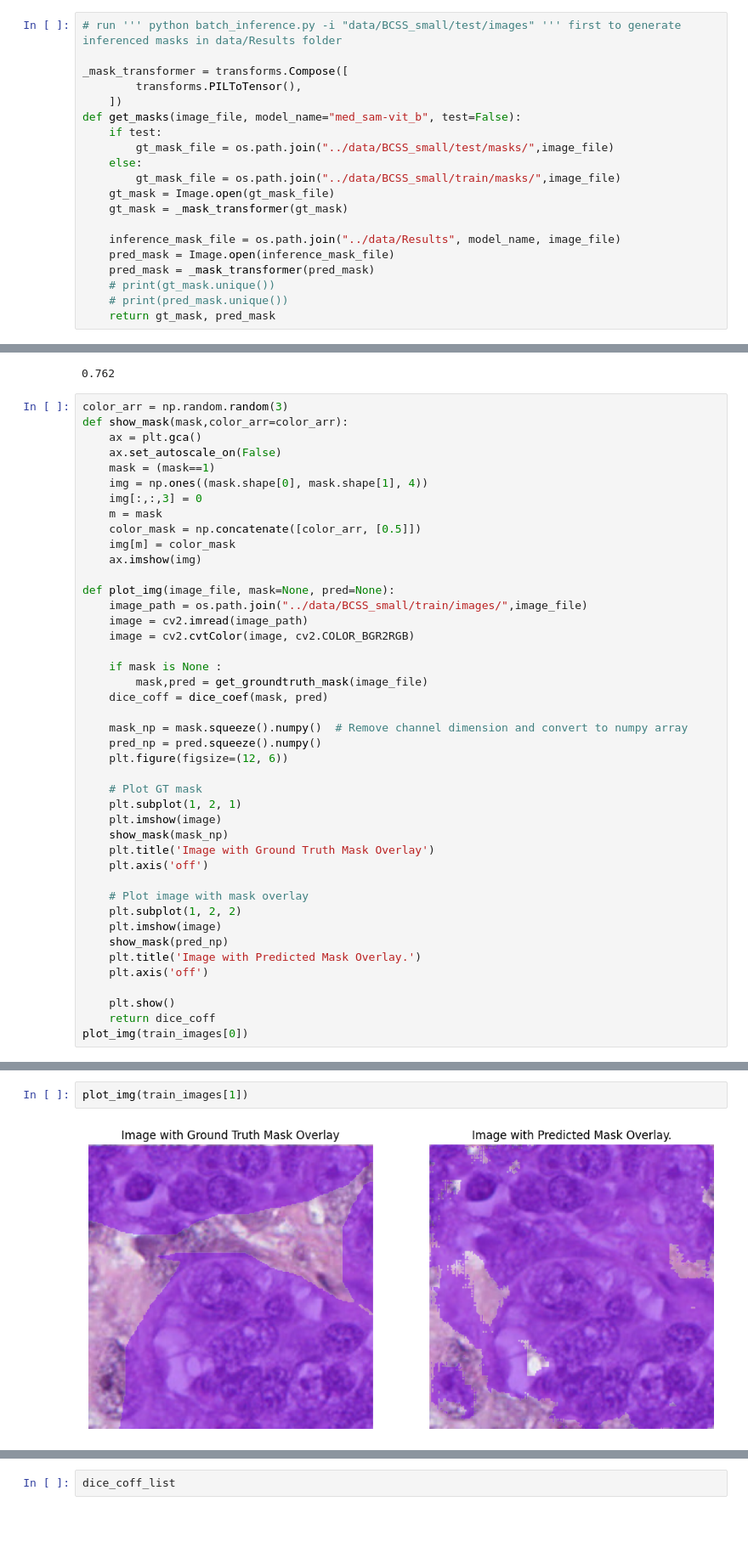
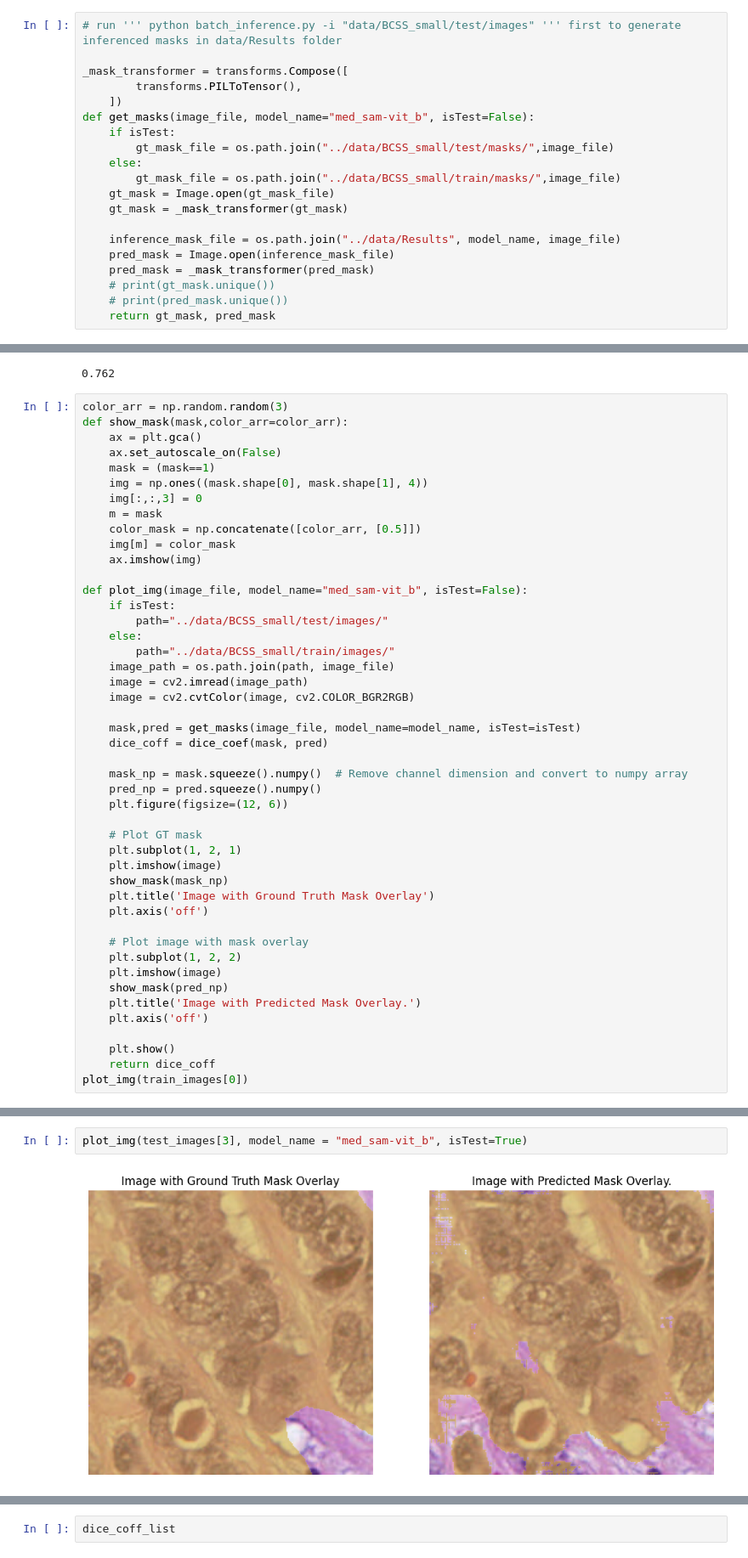
Before and after one commit to PiyushBhadauriya26/Semantic_Segmentation, a Jupyter notebook: Notebooks/Dice_coff.ipynb, the cells around one changed output, grey strips where cells are left out. Shown at 85% size. Cells and saved outputs as stored; diff of their text form; blank space fills up the shorter version.

```diff
--- a/Notebooks/Dice_coff.ipynb
+++ b/Notebooks/Dice_coff.ipynb
@@ -25,8 +25,8 @@ def dice_coef(groundtruth_mask, pred_mask):
 _mask_transformer = transforms.Compose([
         transforms.PILToTensor(),
     ])
-def get_masks(image_file, model_name="med_sam-vit_b", test=False):
-    if test:
+def get_masks(image_file, model_name="med_sam-vit_b", isTest=False):
+    if isTest:
         gt_mask_file = os.path.join("../data/BCSS_small/test/masks/",image_file)
     else:
         gt_mask_file = os.path.join("../data/BCSS_small/train/masks/",image_file)
@@ -80,13 +80,16 @@ def show_mask(mask,color_arr=color_arr):
     img[m] = color_mask
     ax.imshow(img)
 
-def plot_img(image_file, mask=None, pred=None):
-    image_path = os.path.join("../data/BCSS_small/train/images/",image_file)
+def plot_img(image_file, model_name="med_sam-vit_b", isTest=False):
+    if isTest:
+        path="../data/BCSS_small/test/images/"
+    else:
+        path="../data/BCSS_small/train/images/"
+    image_path = os.path.join(path, image_file)
     image = cv2.imread(image_path)
     image = cv2.cvtColor(image, cv2.COLOR_BGR2RGB)
 
-    if mask is None :
-        mask,pred = get_groundtruth_mask(image_file)
+    mask,pred = get_masks(image_file, model_name=model_name, isTest=isTest)
     dice_coff = dice_coef(mask, pred)
 
     mask_np = mask.squeeze().numpy()  # Remove channel dimension and convert to numpy array
@@ -116,4 +124,4 @@ plot_img(train_images[0])
 # %%
-plot_img(train_images[1])
+plot_img(test_images[3], model_name = "med_sam-vit_b", isTest=True)
 # %% [output]
-[figure, old version]
+[figure, new version]
```
Also changed, not shown: parts of 6 cells of this notebook, 6 other files.
